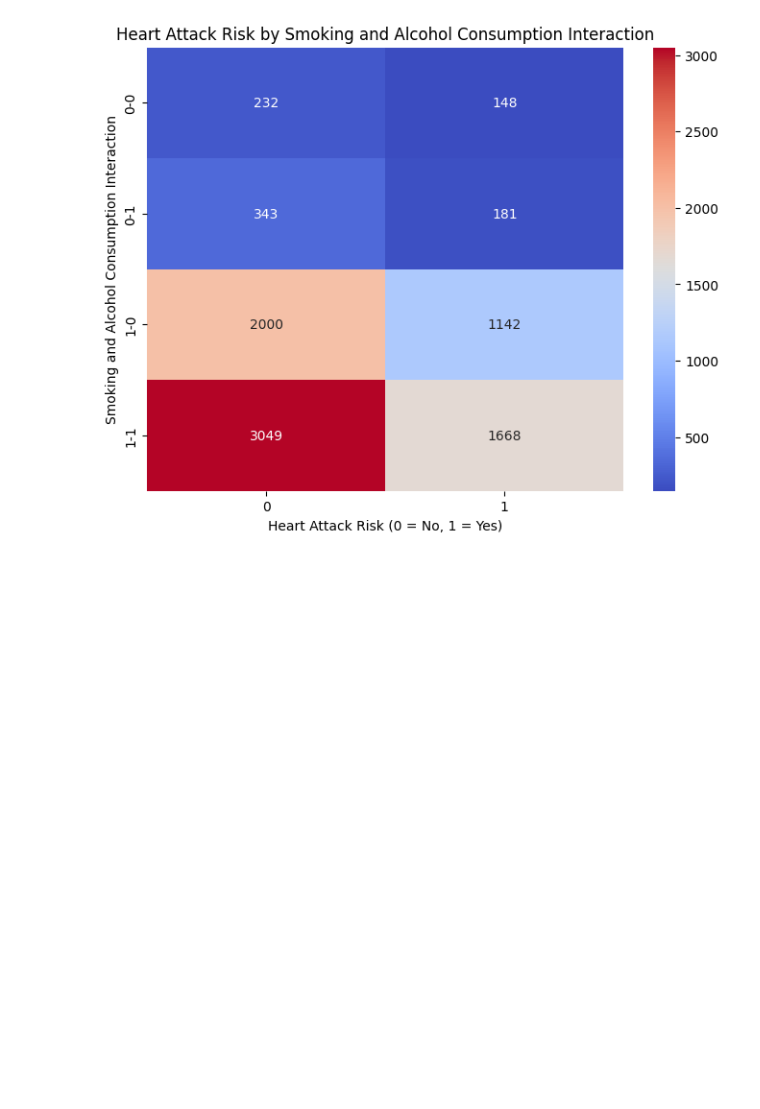
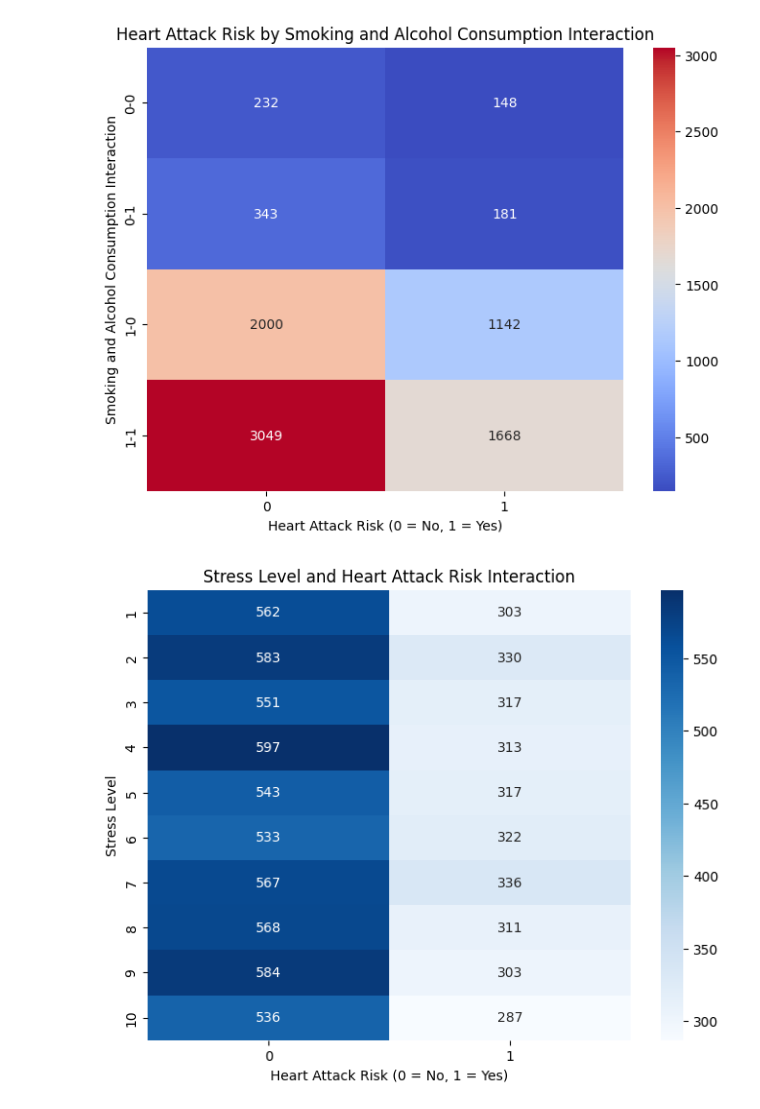
Before and after one commit to DavidOConnor1/Drug-Smoking_Prediction_Model, a Jupyter notebook: Heart_Attack_Prediction.ipynb, the cells around one changed output. Saved outputs shown, nothing was run; the diff lists cells and outputs as text; code cells hidden in the pictures; blank space fills up the shorter version.

```diff
--- a/Heart_Attack_Prediction.ipynb
+++ b/Heart_Attack_Prediction.ipynb
@@ -180,3 +180,17 @@ plt.ylabel("Smoking and Alcohol Consumption Interaction")
 plt.show()
 # %% [output]
 [figure]
+# %%
+stress_heart_attack_crosstab = pd.crosstab(df['Stress Level'], df['Heart Attack Risk'])
+
+# Create a heatmap to visualize the interaction
+plt.figure(figsize=(8, 6))
+
+sns.heatmap(stress_heart_attack_crosstab, annot=True, cmap="Blues", fmt="d")
+
+plt.title("Stress Level and Heart Attack Risk Interaction")
+plt.xlabel("Heart Attack Risk (0 = No, 1 = Yes)")
+plt.ylabel("Stress Level")
+plt.show()
+# %% [output]
+[figure, added]
```
Also changed, not shown: parts of 5 cells of this notebook.
